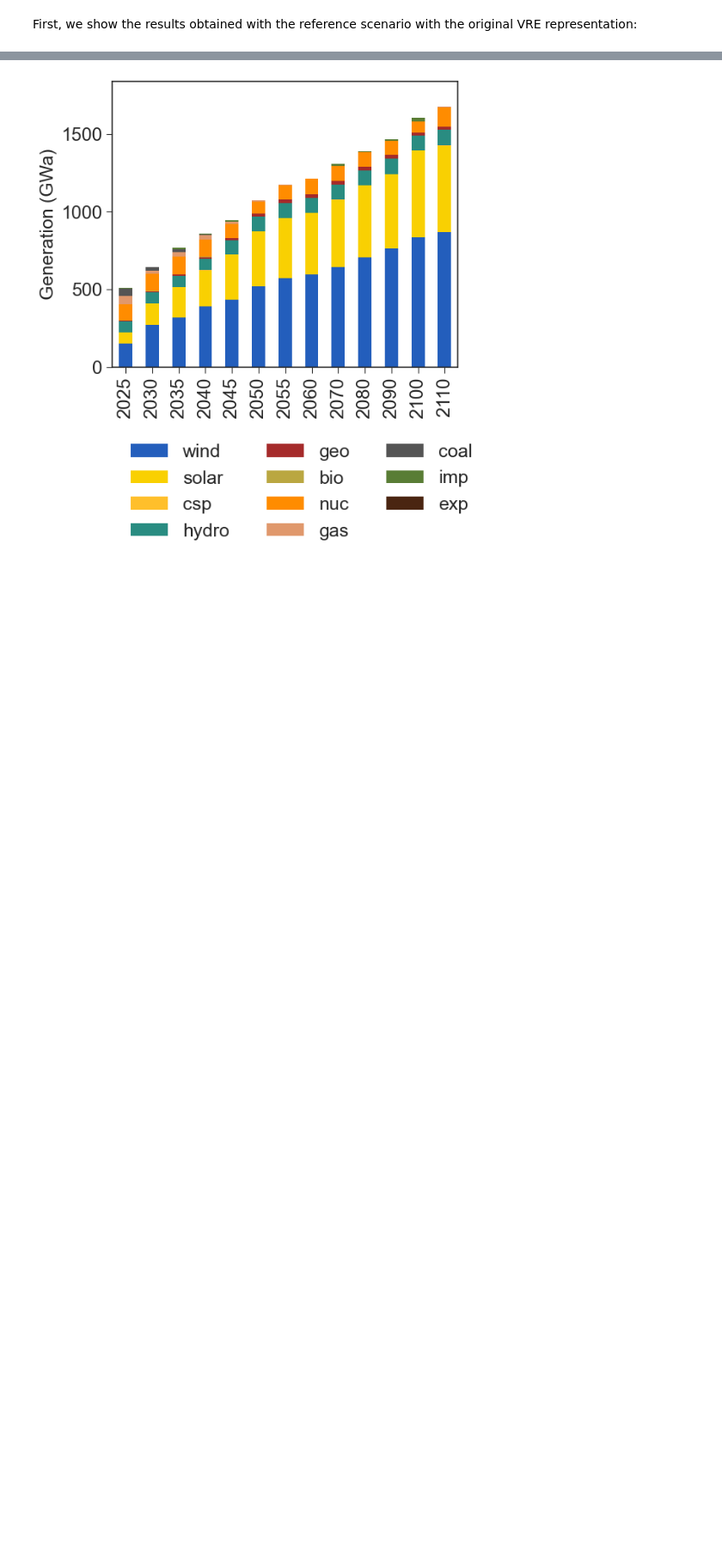
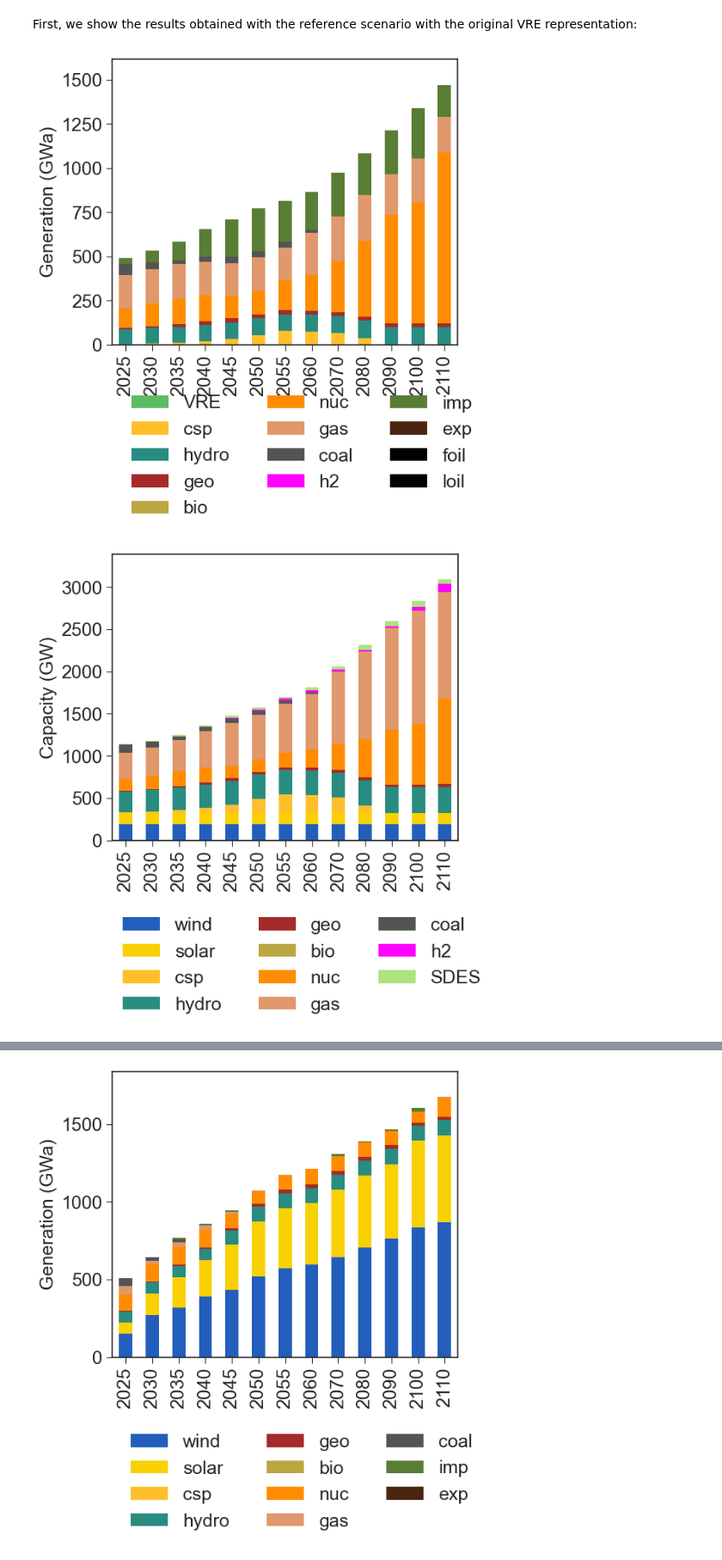
Before and after one commit to ebbekyhl/PyPSA-Eur-Curtailment-Emulator, a Jupyter notebook: MESSAGEix-GLOBIOM/make_diagnostics_w_PyPSA.ipynb, the cells around one changed output, grey strips where cells are left out. Shown at 86% size. Cells and saved outputs as stored; diff of their text form; code cells hidden in the pictures; blank space fills up the shorter version.

```diff
--- a/MESSAGEix-GLOBIOM/make_diagnostics_w_PyPSA.ipynb
+++ b/MESSAGEix-GLOBIOM/make_diagnostics_w_PyPSA.ipynb
@@ -55,7 +55,7 @@ technologies = {
 
 bins_old = [1,2,3]
 # %%
-new_formulation = False
+new_formulation = True
 # %%
 if new_formulation:
     vre_list = ["vre_curtailment_w" + str(i) + "s" + str(j) for i in range(1,8) for j in range(1,8)]
@@ -71,3 +71,8 @@ if new_formulation:
 # Energy and capacity mix
 # %% [markdown]
 First, we show the results obtained with the reference scenario with the original VRE representation:
+# %%
+fig1, fig2, fig3, fig4, fig5, df_generation_pypsa, df_capacity_pypsa, tech_cap_pypsa, tech_act_pypsa, VRE_share_pypsa = plot_generation_and_capacity(scen_pypsa_only_curt, regions, technologies, model_years, bins, formulation="new")
+# %% [output]
+[figure, added]
+[figure, added]
```
Also changed, not shown: parts of 2 cells of this notebook, 6 other files.
